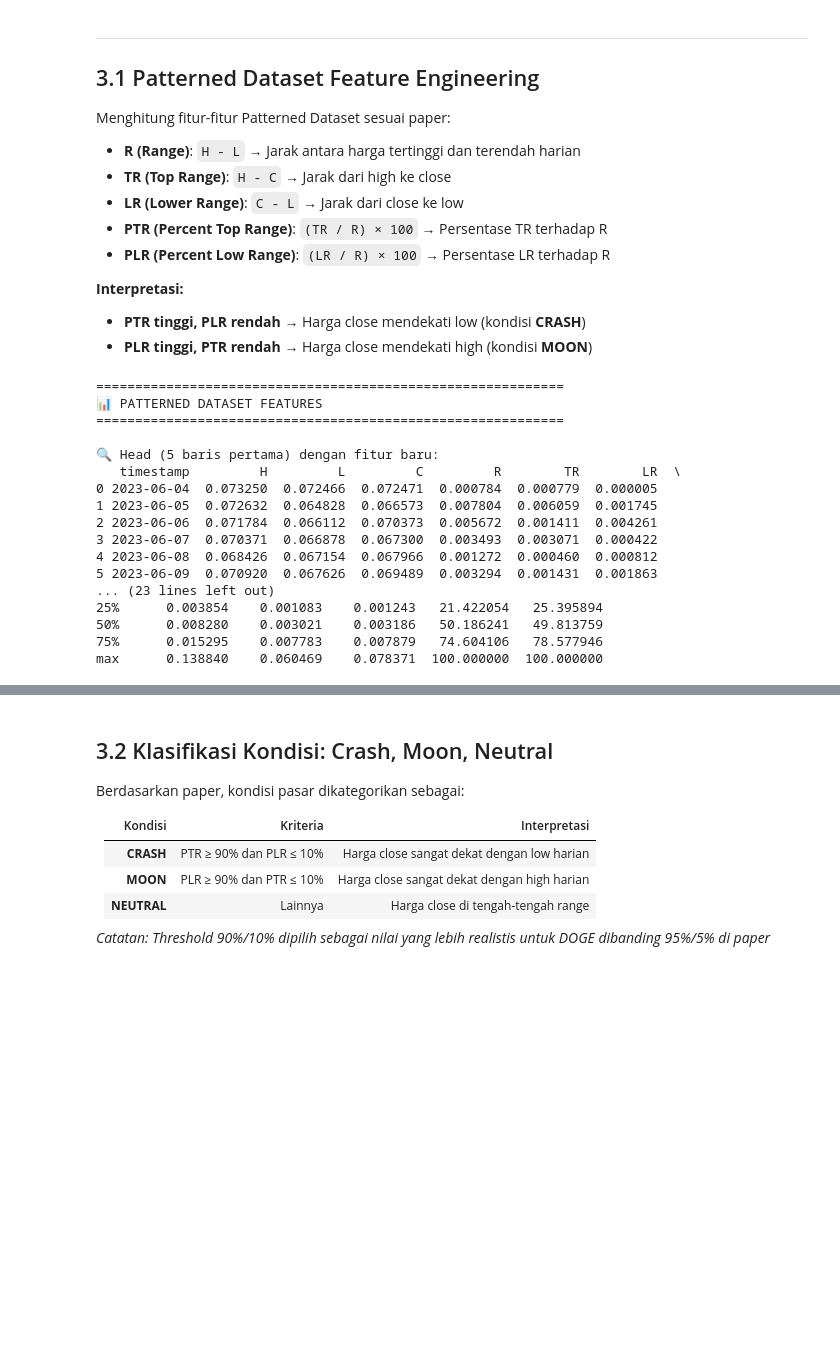
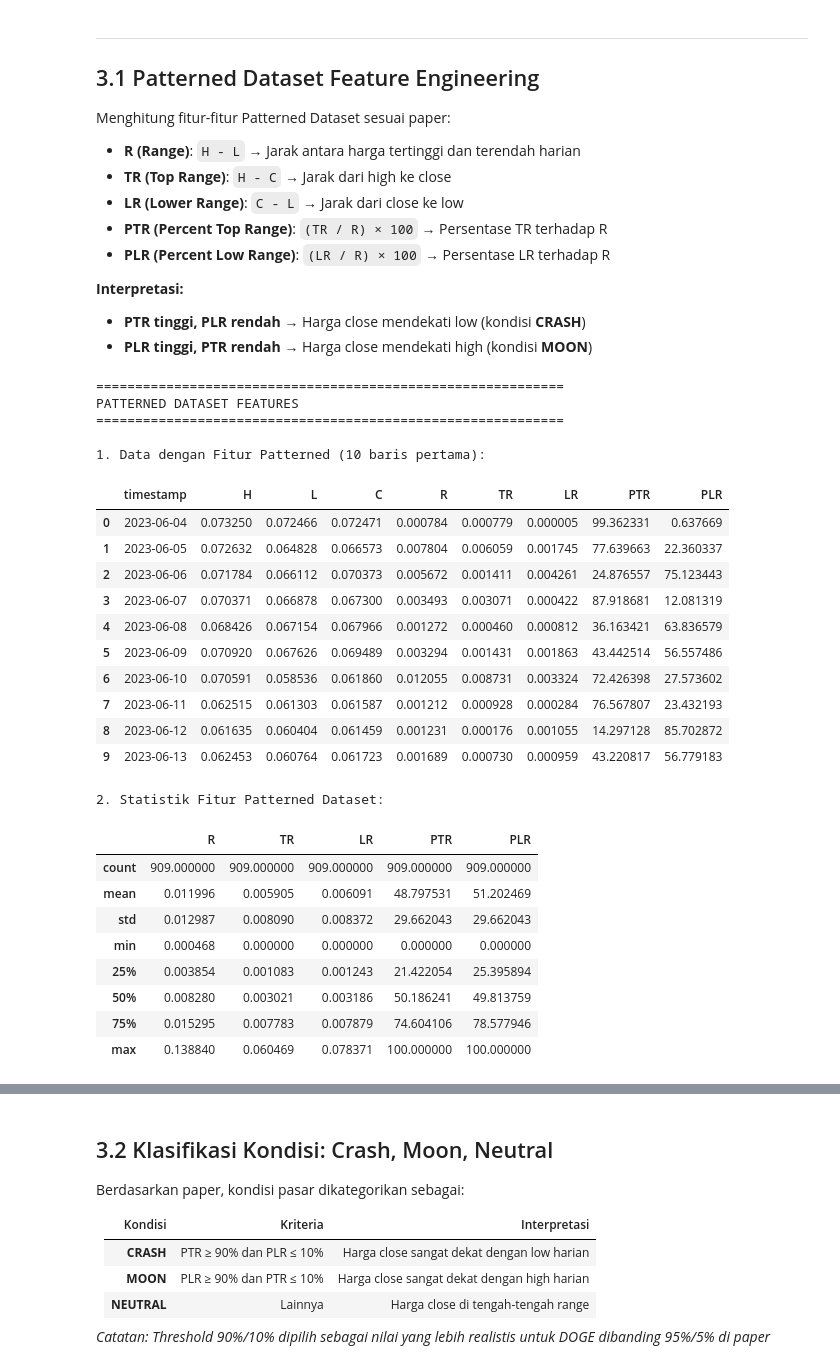
Before and after one commit to krisnaepras/fp-datamining, a Jupyter notebook: DOGE_Patterned_Dataset_CRISPDM.ipynb, the cells around one changed output, grey strips where cells are left out. Saved outputs shown, nothing was run; the diff lists cells and outputs as text; code cells hidden in the pictures; blank space fills up the shorter version.

```diff
--- a/DOGE_Patterned_Dataset_CRISPDM.ipynb
+++ b/DOGE_Patterned_Dataset_CRISPDM.ipynb
@@ -512,51 +549,62 @@ df_patterned['R'] = df_patterned['H'] - df_patterned['L']
 # TR = Top Range = High - Close
 df_patterned['TR'] = df_patterned['H'] - df_patterned['C']
 
 # LR = Lower Range = Close - Low
 df_patterned['LR'] = df_patterned['C'] - df_patterned['L']
 
 # PTR = Percent Top Range = (TR / R) * 100
 # Hindari division by zero dengan np.where
 df_patterned['PTR'] = np.where(
     df_patterned['R'] > 0,
     (df_patterned['TR'] / df_patterned['R']) * 100,
     0
 )
 
 # PLR = Percent Low Range = (LR / R) * 100
 df_patterned['PLR'] = np.where(
     df_patterned['R'] > 0,
     (df_patterned['LR'] / df_patterned['R']) * 100,
     0
 )
 
 print("="*60)
 print("PATTERNED DATASET FEATURES")
 print("="*60)
 
-print("\nHead (10 baris pertama) dengan fitur baru:")
-print(df_patterned[['timestamp', 'H', 'L', 'C', 'R', 'TR', 'LR', 'PTR', 'PLR']].head(10))
+# Head dengan fitur baru
+print("\n1. Data dengan Fitur Patterned (10 baris pertama):")
+display(df_patterned[['timestamp', 'H', 'L', 'C', 'R', 'TR', 'LR', 'PTR', 'PLR']].head(10))
 
-print("\nStatistik Fitur Patterned Dataset:")
-print(df_patterned[['R', 'TR', 'LR', 'PTR', 'PLR']].describe())
+# Statistik Fitur Patterned Dataset
+print("\n2. Statistik Fitur Patterned Dataset:")
+display(df_patterned[['R', 'TR', 'LR', 'PTR', 'PLR']].describe())
 # %% [output]
 ============================================================
-📊 PATTERNED DATASET FEATURES
+PATTERNED DATASET FEATURES
 ============================================================
 
-🔍 Head (5 baris pertama) dengan fitur baru:
-   timestamp         H         L         C         R        TR        LR  \
-0 2023-06-04  0.073250  0.072466  0.072471  0.000784  0.000779  0.000005
-1 2023-06-05  0.072632  0.064828  0.066573  0.007804  0.006059  0.001745
-2 2023-06-06  0.071784  0.066112  0.070373  0.005672  0.001411  0.004261
-3 2023-06-07  0.070371  0.066878  0.067300  0.003493  0.003071  0.000422
-4 2023-06-08  0.068426  0.067154  0.067966  0.001272  0.000460  0.000812
-5 2023-06-09  0.070920  0.067626  0.069489  0.003294  0.001431  0.001863
-... (23 lines left out)
-25%      0.003854    0.001083    0.001243   21.422054   25.395894
-50%      0.008280    0.003021    0.003186   50.186241   49.813759
-75%      0.015295    0.007783    0.007879   74.604106   78.577946
-max      0.138840    0.060469    0.078371  100.000000  100.000000
+1. Data dengan Fitur Patterned (10 baris pertama):
+|  | timestamp | H | L | C | R | TR | LR | PTR | PLR |
+| 0 | 2023-06-04 | 0.073250 | 0.072466 | 0.072471 | 0.000784 | 0.000779 | 0.000005 | 99.362331 | 0.637669 |
+| 1 | 2023-06-05 | 0.072632 | 0.064828 | 0.066573 | 0.007804 | 0.006059 | 0.001745 | 77.639663 | 22.360337 |
+| 2 | 2023-06-06 | 0.071784 | 0.066112 | 0.070373 | 0.005672 | 0.001411 | 0.004261 | 24.876557 | 75.123443 |
+| 3 | 2023-06-07 | 0.070371 | 0.066878 | 0.067300 | 0.003493 | 0.003071 | 0.000422 | 87.918681 | 12.081319 |
+| 4 | 2023-06-08 | 0.068426 | 0.067154 | 0.067966 | 0.001272 | 0.000460 | 0.000812 | 36.163421 | 63.836579 |
+| 5 | 2023-06-09 | 0.070920 | 0.067626 | 0.069489 | 0.003294 | 0.001431 | 0.001863 | 43.442514 | 56.557486 |
+| 6 | 2023-06-10 | 0.070591 | 0.058536 | 0.061860 | 0.012055 | 0.008731 | 0.003324 | 72.426398 | 27.573602 |
+| 7 | 2023-06-11 | 0.062515 | 0.061303 | 0.061587 | 0.001212 | 0.000928 | 0.000284 | 76.567807 | 23.432193 |
+| 8 | 2023-06-12 | 0.061635 | 0.060404 | 0.061459 | 0.001231 | 0.000176 | 0.001055 | 14.297128 | 85.702872 |
+| 9 | 2023-06-13 | 0.062453 | 0.060764 | 0.061723 | 0.001689 | 0.000730 | 0.000959 | 43.220817 | 56.779183 |
+2. Statistik Fitur Patterned Dataset:
+|  | R | TR | LR | PTR | PLR |
+| count | 909.000000 | 909.000000 | 909.000000 | 909.000000 | 909.000000 |
+| mean | 0.011996 | 0.005905 | 0.006091 | 48.797531 | 51.202469 |
+| std | 0.012987 | 0.008090 | 0.008372 | 29.662043 | 29.662043 |
+| min | 0.000468 | 0.000000 | 0.000000 | 0.000000 | 0.000000 |
+| 25% | 0.003854 | 0.001083 | 0.001243 | 21.422054 | 25.395894 |
+| 50% | 0.008280 | 0.003021 | 0.003186 | 50.186241 | 49.813759 |
+| 75% | 0.015295 | 0.007783 | 0.007879 | 74.604106 | 78.577946 |
+| max | 0.138840 | 0.060469 | 0.078371 | 100.000000 | 100.000000 |
 # %%
 # Validasi rumus PTR + PLR = 100 (harus selalu true)
 df_patterned['check_sum'] = df_patterned['PTR'] + df_patterned['PLR']
```
Also changed, not shown: parts of 25 cells of this notebook, 12 other files.
